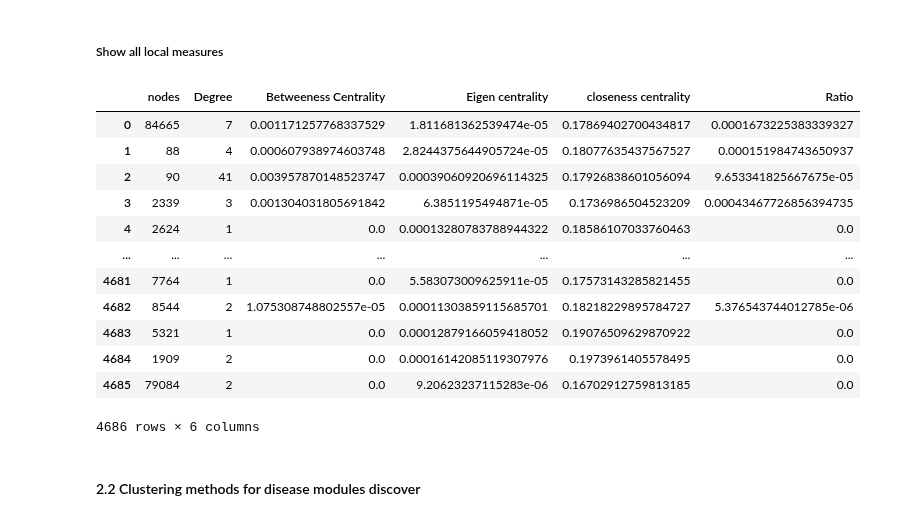
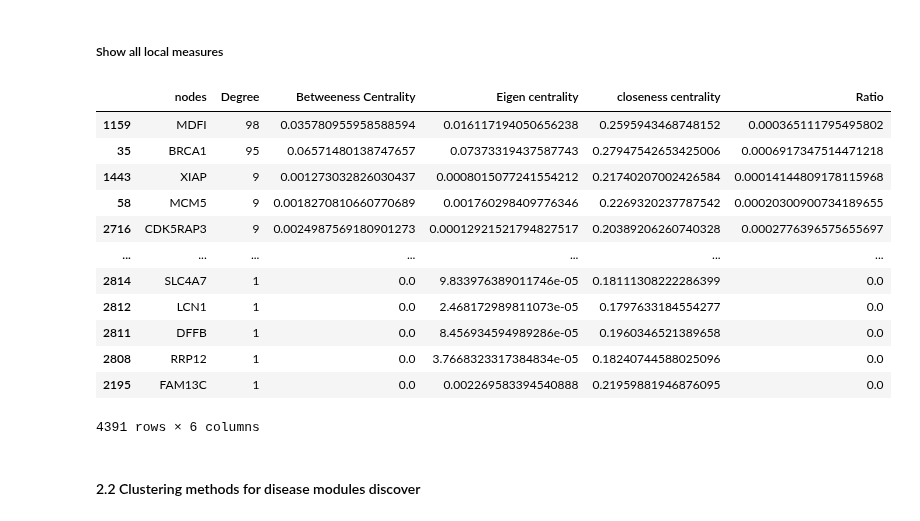
Before and after one commit to AlessandroTaglieri/Project_Bioinformatics, a Jupyter notebook: First project/BI_hw1.ipynb, the cells around one changed output. Cells and saved outputs as stored; diff of their text form; code cells hidden in the pictures.

Commit message:
Corrected output of tables

```diff
--- a/First project/BI_hw1.ipynb
+++ b/First project/BI_hw1.ipynb
@@ -98,9 +98,14 @@ seed_symbols_to_ids = {}
 seed_ids_to_symbols = {}
 for key,value in zip(seed_symbols,seed_ids):
   seed_symbols_to_ids[key] = value
+  seed_ids_to_symbols[value] = key
 
-for key,value in zip(seed_ids,seed_symbols):
-  seed_ids_to_symbols[key] = value
+
+def seed_symbol_to_id(symbol):
+  return seed_symbols_to_ids.get(symbol)
+
+def seed_id_to_symbol(id):
+  return seed_ids_to_symbols.get(id)
 # %% [markdown]
 # 1.2
 # %% [markdown]
@@ -189,18 +152,23 @@ symbols_to_ids = {}
 ids_to_symbols = {}
 for key,value in zip(biogrid_symbols_A,biogrid_ids_A):
   symbols_to_ids[key] = value
+  ids_to_symbols[value] = key
 
 for key,value in zip(biogrid_symbols_B,biogrid_ids_B):
   symbols_to_ids[key] = value
-
-for key,value in zip(biogrid_ids_A,biogrid_symbols_A):
-  ids_to_symbols[key] = value
-
-for key,value in zip(biogrid_ids_B,biogrid_symbols_B):
-  ids_to_symbols[key] = value
+  ids_to_symbols[value] = key
 # %%
 def symbol_to_id(symbol):
-  return symbols_to_ids.get(symbol)
+  id = symbols_to_ids.get(symbol)
+  if id ==None:
+    return seed_symbol_to_id(symbol)
+  return id
+
+def id_to_symbol(id):
+  symbol = ids_to_symbols.get(id)
+  if symbol == None:
+    return seed_id_to_symbol(id)
+  return symbol
 
 def symbol_link_to_id_link(link):
   return (symbol_to_id(link[0]),symbol_to_id(link[1]))
@@ -551,23 +515,23 @@ ratio_b_d = np.array(b_centrality)/np.array(nodes_degree)
 # %%
 columns = ['nodes','Degree','Betweeness Centrality','Eigen centrality','closeness centrality','Ratio']
 data = [nodes,nodes_degree,b_centrality,e_centrality,c_centrality,ratio_b_d]
 data = np.array(data).T;
 df = pd.DataFrame(data, columns=columns)
-df
+df.sort_values(by='Degree',ascending=False)
 # %% [output]
 |  | nodes | Degree | Betweeness Centrality | Eigen centrality | closeness centrality | Ratio |
-| 0 | 84665 | 7 | 0.001171257768337529 | 1.811681362539474e-05 | 0.17869402700434817 | 0.0001673225383339327 |
-| 1 | 88 | 4 | 0.000607938974603748 | 2.8244375644905724e-05 | 0.18077635437567527 | 0.000151984743650937 |
-| 2 | 90 | 41 | 0.003957870148523747 | 0.00039060920696114325 | 0.17926838601056094 | 9.653341825667675e-05 |
-| 3 | 2339 | 3 | 0.001304031805691842 | 6.3851195494871e-05 | 0.1736986504523209 | 0.00043467726856394735 |
-| 4 | 2624 | 1 | 0.0 | 0.00013280783788944322 | 0.18586107033760463 | 0.0 |
+| 1159 | MDFI | 98 | 0.035780955958588594 | 0.016117194050656238 | 0.2595943468748152 | 0.000365111795495802 |
+| 35 | BRCA1 | 95 | 0.06571480138747657 | 0.07373319437587743 | 0.27947542653425006 | 0.0006917347514471218 |
+| 1443 | XIAP | 9 | 0.001273032826030437 | 0.0008015077241554212 | 0.21740207002426584 | 0.00014144809178115968 |
+| 58 | MCM5 | 9 | 0.0018270810660770689 | 0.001760298409776346 | 0.2269320237787542 | 0.00020300900734189655 |
+| 2716 | CDK5RAP3 | 9 | 0.0024987569180901273 | 0.00012921521794827517 | 0.20389206260740328 | 0.0002776396575655697 |
 | ... | ... | ... | ... | ... | ... | ... |
-| 4681 | 7764 | 1 | 0.0 | 5.583073009625911e-05 | 0.17573143285821455 | 0.0 |
-| 4682 | 8544 | 2 | 1.075308748802557e-05 | 0.00011303859115685701 | 0.18218229895784727 | 5.376543744012785e-06 |
-| 4683 | 5321 | 1 | 0.0 | 0.00012879166059418052 | 0.19076509629870922 | 0.0 |
-| 4684 | 1909 | 2 | 0.0 | 0.00016142085119307976 | 0.1973961405578495 | 0.0 |
-| 4685 | 79084 | 2 | 0.0 | 9.20623237115283e-06 | 0.16702912759813185 | 0.0 |
+| 2814 | SLC4A7 | 1 | 0.0 | 9.833976389011746e-05 | 0.18111308222286399 | 0.0 |
+| 2812 | LCN1 | 1 | 0.0 | 2.468172989811073e-05 | 0.1797633184554277 | 0.0 |
+| 2811 | DFFB | 1 | 0.0 | 8.456934594989286e-05 | 0.1960346521389658 | 0.0 |
+| 2808 | RRP12 | 1 | 0.0 | 3.7668323317384834e-05 | 0.18240744588025096 | 0.0 |
+| 2195 | FAM13C | 1 | 0.0 | 0.002269583394540888 | 0.21959881946876095 | 0.0 |
-4686 rows × 6 columns
+4391 rows × 6 columns
 # %% [markdown]
 #### 2.2 Clustering methods for disease modules discover
 # %%
```
Also changed, not shown: parts of 34 cells of this notebook.
